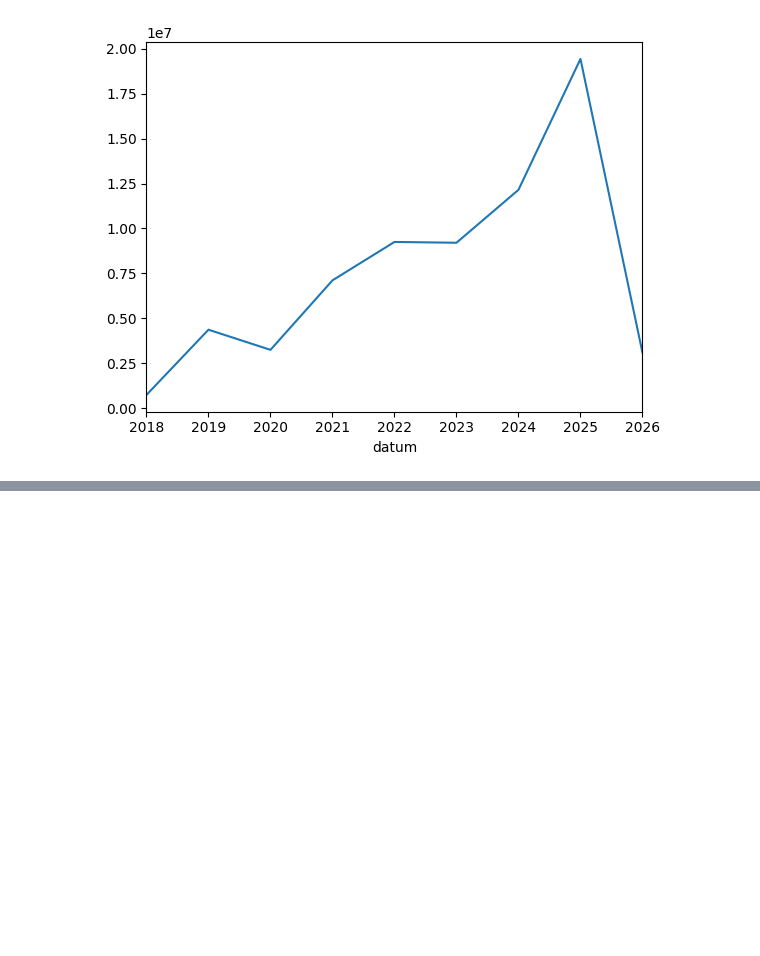
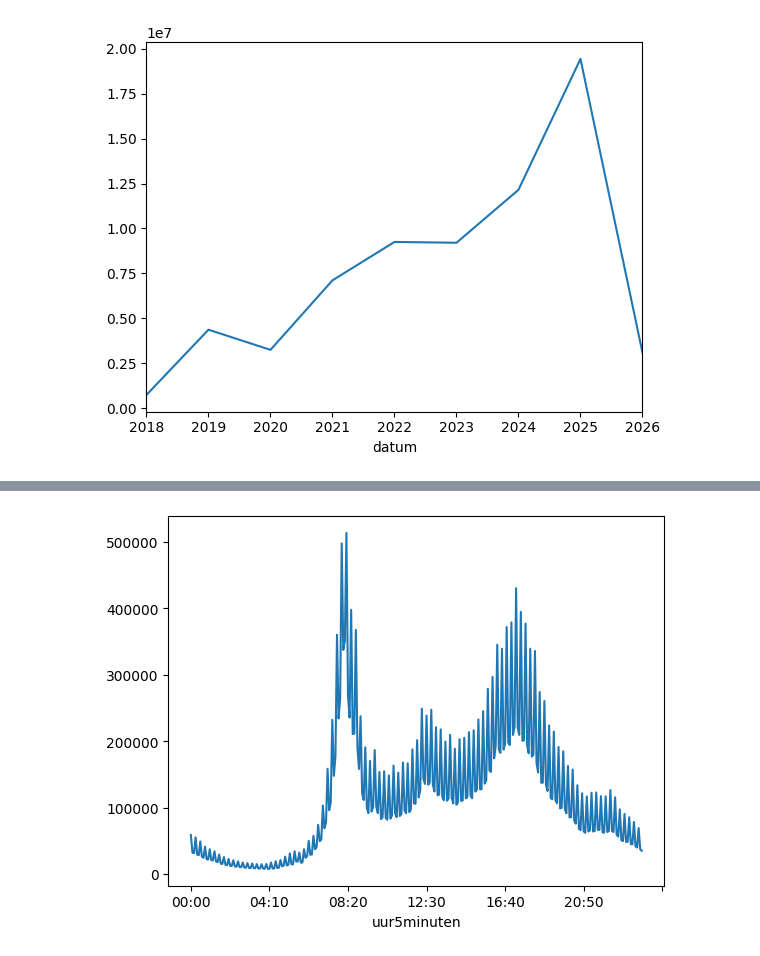
Before and after one commit to Datavisualiatie-UGent/project-dv26-8, a Jupyter notebook: data/visualize.ipynb, the cells around one changed output, grey strips where cells are left out. Drawn from its saved outputs; the diff is of its cells as text; code cells hidden in the pictures; blank space fills up the shorter version.

```diff
--- a/data/visualize.ipynb
+++ b/data/visualize.ipynb
@@ -89,0 +102,5 @@ plt.show()
+# %%
+df.groupby("uur5minuten")["tegenrichting"].sum().plot()
+plt.show()
+# %% [output]
+[figure, added]
```
Also changed, not shown: parts of 7 cells of this notebook.
